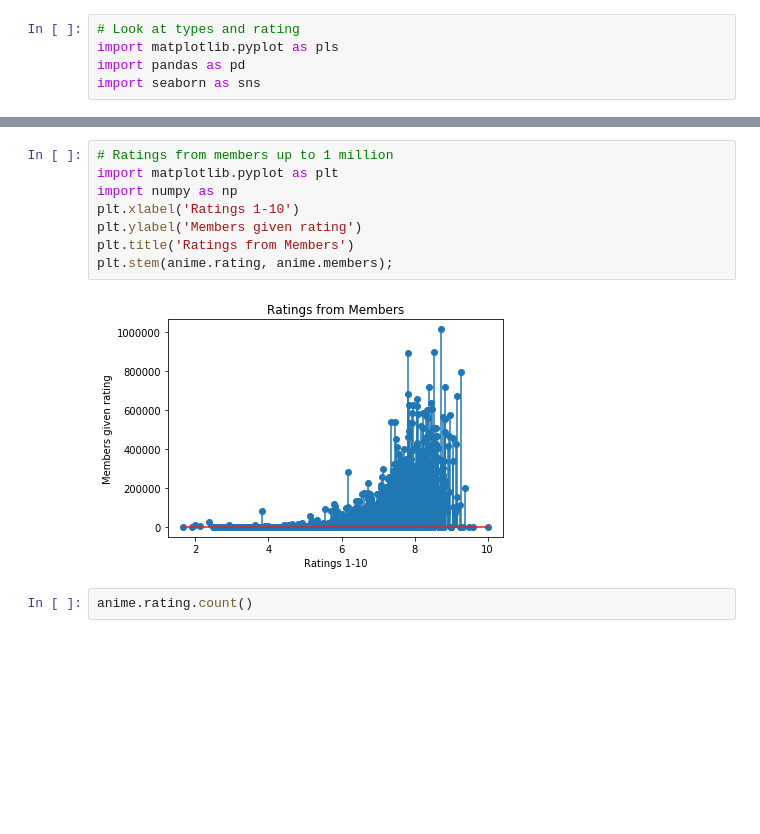
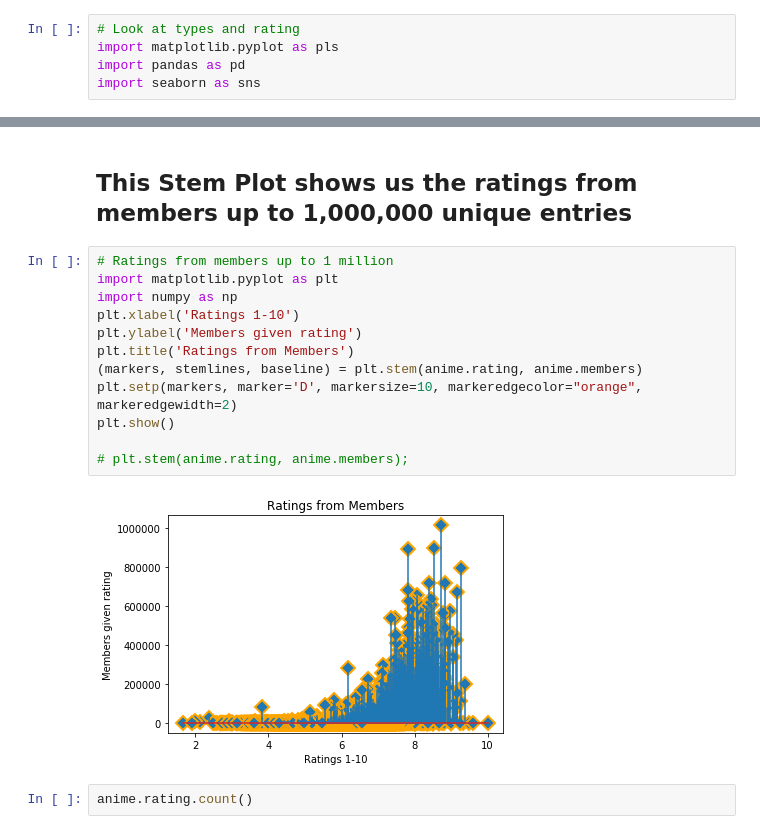
Before and after one commit to AkiBae4891/DS-Unit-1-Sprint-5-Data-Storytelling-Blog-Post, a Jupyter notebook: Anime_Project_1.ipynb, the cells around one changed output, grey strips where cells are left out. Cells and saved outputs as stored; diff of their text form; blank space fills up the shorter version.

```diff
--- a/Anime_Project_1.ipynb
+++ b/Anime_Project_1.ipynb
@@ -369,13 +420,19 @@ plt.show()
+# %% [markdown]
+## This Stem Plot shows us the ratings from members up to 1,000,000 unique entries
 # %%
 # Ratings from members up to 1 million
 import matplotlib.pyplot as plt
 import numpy as np
 plt.xlabel('Ratings 1-10')
 plt.ylabel('Members given rating')
 plt.title('Ratings from Members')
-plt.stem(anime.rating, anime.members);
+(markers, stemlines, baseline) = plt.stem(anime.rating, anime.members)
+plt.setp(markers, marker='D', markersize=10, markeredgecolor="orange", markeredgewidth=2)
+plt.show()
+
+# plt.stem(anime.rating, anime.members);
 # %% [output]
-[figure, old version]
+[figure, new version]
 # %%
 anime.rating.count()
 # %% [output]
```
Also changed, not shown: parts of 43 cells of this notebook.
